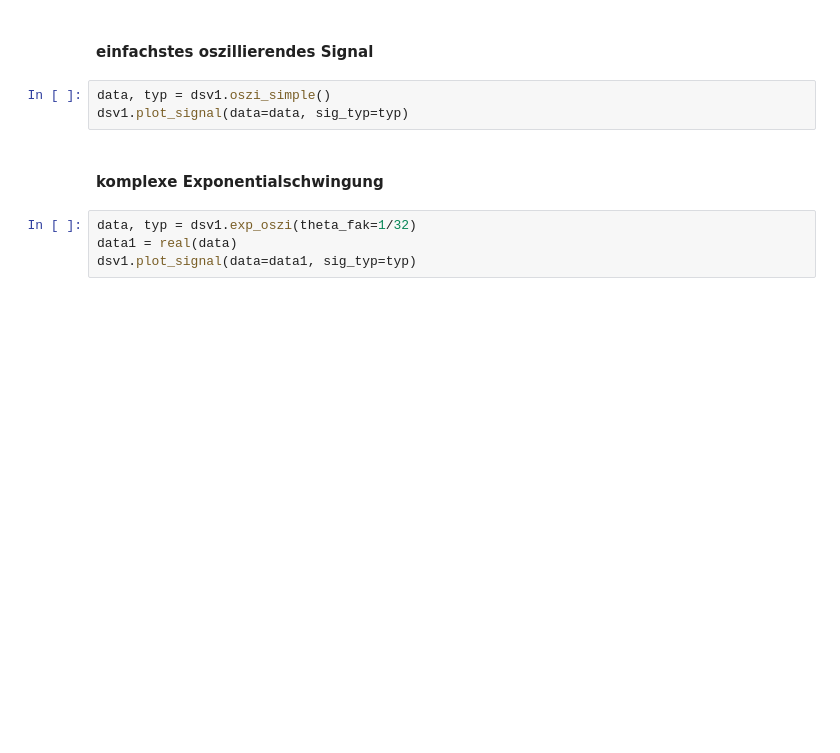
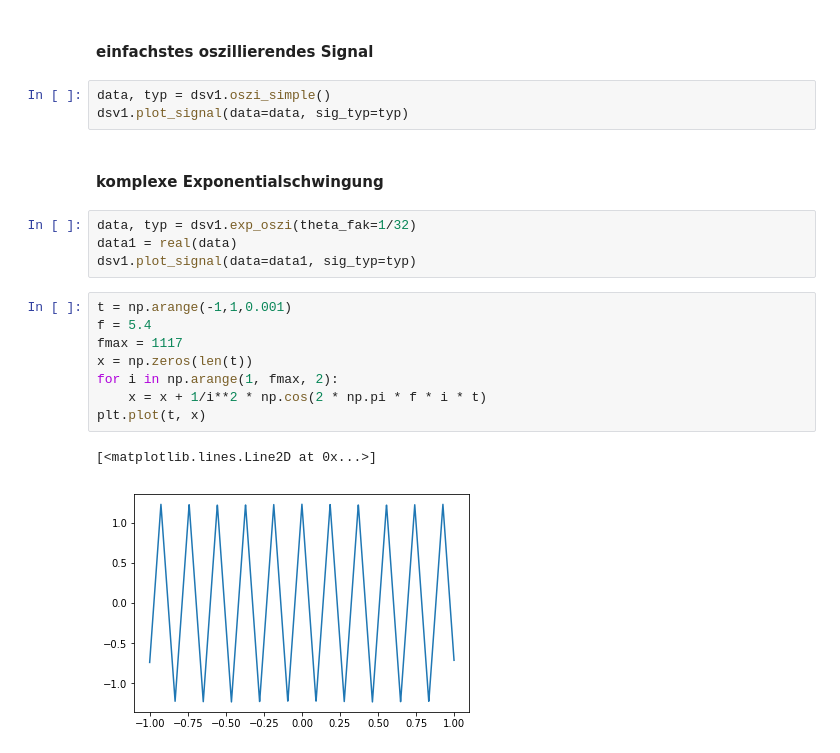
Before and after one commit to GFlach/LV_DSV_repos, a Jupyter notebook: aktuell/uebung.ipynb, the cells around one changed output. Cells and saved outputs as stored; diff of their text form; blank space fills up the shorter version.

```diff
--- a/aktuell/uebung.ipynb
+++ b/aktuell/uebung.ipynb
@@ -52,3 +55,14 @@ dsv1.plot_signal(data=data, sig_typ=typ)
 data, typ = dsv1.exp_oszi(theta_fak=1/32)
 data1 = real(data)
 dsv1.plot_signal(data=data1, sig_typ=typ)
+# %%
+t = np.arange(-1,1,0.001)
+f = 5.4
+fmax = 1117
+x = np.zeros(len(t))
+for i in np.arange(1, fmax, 2):
+    x = x + 1/i**2 * np.cos(2 * np.pi * f * i * t)
+plt.plot(t, x)
+# %% [output]
+[<matplotlib.lines.Line2D at 0x...>]
+[figure, added]
```
Also changed, not shown: parts of 1 cell of this notebook, 9 other files.
